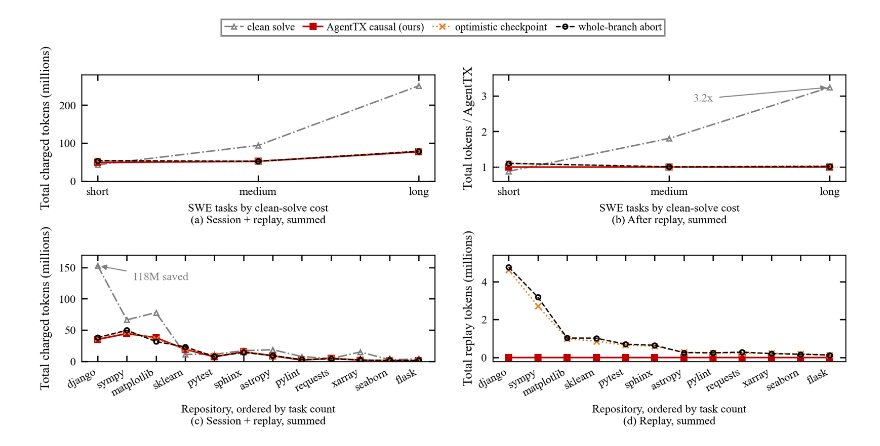
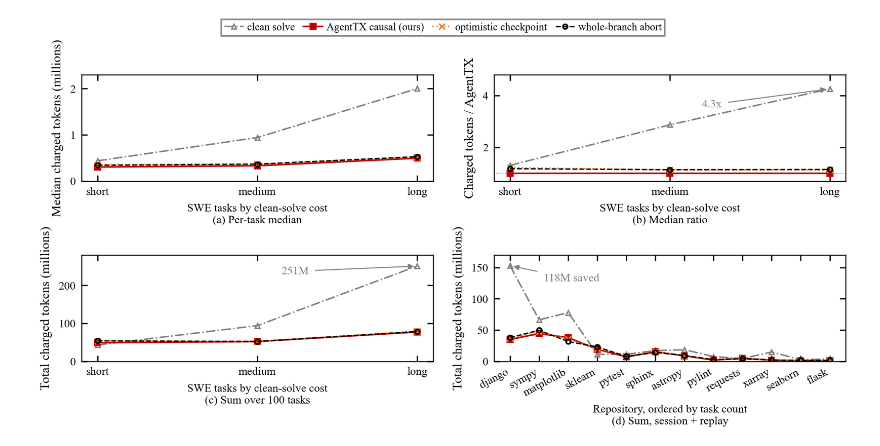
Before and after one commit to Bigsmart408/agenttx, a Jupyter notebook: motivation/plot_swe_tokens.ipynb, the cells around one changed output. Drawn from its saved outputs; the diff is of its cells as text; code cells hidden in the pictures.

Commit message:
Show SWE median and total charged-token trends.

```diff
--- a/motivation/plot_swe_tokens.ipynb
+++ b/motivation/plot_swe_tokens.ipynb
@@ -107,12 +105,13 @@ nf = charged["no_fault"].reset_index(level=1, drop=True)
 scale = pd.qcut(nf, 3, labels=SCALE_LABELS)
 
 
-replay = df.pivot_table(index=["task", "repo_short"], columns="mode", values="doc_replay_tokens", aggfunc="first")
-
-
-def scale_sum(frame, mode):
+def scale_stat(frame, mode, how):
     series = frame[mode].reset_index(level=1, drop=True)
-    return [series[scale == label].sum() / 1e6 for label in SCALE_LABELS]
+    out = []
+    for label in SCALE_LABELS:
+        chunk = series[scale == label]
+        out.append(chunk.median() / 1e6 if how == "median" else chunk.sum() / 1e6)
+    return out
 
 
 def repo_sum(frame, mode):
@@ -122,85 +121,105 @@ def repo_sum(frame, mode):
     ]
 
 
+def paired_ratio(frame, mode):
+    causal = frame["causal"].reset_index(level=1, drop=True).replace(0, np.nan)
+    series = frame[mode].reset_index(level=1, drop=True)
+    ys = []
+    for label in SCALE_LABELS:
+        mask = scale == label
+        if mode == "causal":
+            ys.append(1.0)
+        else:
+            ys.append(float((series[mask] / causal[mask]).median()))
+    return ys
+
+
 fig = plt.figure(dpi=300, figsize=(cm_to_inch(STANDARD_WIDTH), cm_to_inch(8.8)))
 handles = []
 
 ax = plt.subplot(2, 2, 1)
 for mode in MODES:
-    handle, = ax.plot(sx, scale_sum(charged, mode), **STYLES[mode], label=LABELS[mode])
+    handle, = ax.plot(sx, scale_stat(charged, mode, "median"), **STYLES[mode], label=LABELS[mode])
     handles.append(handle)
 ax.set_xticks(sx, SCALE_LABELS)
-ax.set_ylim(0, 280)
-ax.set_ylabel("Total charged tokens (millions)", fontsize=8)
-ax.set_xlabel("SWE tasks by clean-solve cost\n(a) Session + replay, summed", fontsize=7)
+ax.set_ylim(0, 2.3)
+ax.set_ylabel("Median charged tokens (millions)", fontsize=8)
+ax.set_xlabel("SWE tasks by clean-solve cost\n(a) Per-task median", fontsize=7)
 
 ax = plt.subplot(2, 2, 2)
 ax.axhline(1.0, color="0.55", linewidth=0.5, linestyle=":")
-causal_scale = np.clip(np.asarray(scale_sum(charged, "causal"), dtype=float), 1e-9, None)
 for mode in MODES:
-    ys = np.ones(3) if mode == "causal" else np.asarray(scale_sum(charged, mode), dtype=float) / causal_scale
-    ax.plot(sx, ys, **STYLES[mode])
+    ax.plot(sx, paired_ratio(charged, mode), **STYLES[mode])
 ax.annotate(
-    "3.2x",
-    xy=(2, scale_sum(charged, "no_fault")[2] / causal_scale[2]),
-    xytext=(1.15, 2.85),
+    "4.3x",
+    xy=(2, paired_ratio(charged, "no_fault")[2]),
+    xytext=(1.2, 3.55),
     fontsize=7,
     color="#7f7f7f",
     arrowprops=dict(arrowstyle="-|>", color="#7f7f7f", lw=0.6),
 )
 ax.set_xticks(sx, SCALE_LABELS)
-ax.set_ylim(0.6, 3.6)
-ax.set_ylabel("Total tokens / AgentTX", fontsize=8)
-ax.set_xlabel("SWE tasks by clean-solve cost\n(b) After replay, summed", fontsize=7)
+ax.set_ylim(0.7, 4.8)
+ax.set_ylabel("Charged tokens / AgentTX", fontsize=8)
+ax.set_xlabel("SWE tasks by clean-solve cost\n(b) Median ratio", fontsize=7)
 
 ax = plt.subplot(2, 2, 3)
+for mode in MODES:
+    ax.plot(sx, scale_stat(charged, mode, "sum"), **STYLES[mode])
+ax.annotate(
+    "251M",
+    xy=(2, scale_stat(charged, "no_fault", "sum")[2]),
+    xytext=(1.15, 230),
+    fontsize=7,
+    color="#7f7f7f",
+    arrowprops=dict(arrowstyle="-|>", color="#7f7f7f", lw=0.6),
+)
+ax.set_xticks(sx, SCALE_LABELS)
+ax.set_ylim(0, 280)
+ax.set_ylabel("Total charged tokens (millions)", fontsize=8)
+ax.set_xlabel("SWE tasks by clean-solve cost\n(c) Sum over 100 tasks", fontsize=7)
+
+ax = plt.subplot(2, 2, 4)
 for mode in MODES:
     ax.plot(rx, repo_sum(charged, mode), **STYLES[mode])
 ax.annotate(
     "118M saved",
     xy=(0, repo_sum(charged, "no_fault")[0]),
-    xytext=(1.2, 130),
+    xytext=(1.15, 128),
     fontsize=7,
     color="#7f7f7f",
     arrowprops=dict(arrowstyle="-|>", color="#7f7f7f", lw=0.6),
 )
 ax.set_xticks(rx, REPO_ORDER, rotation=28, ha="right")
 ax.set_ylim(0, 170)
 ax.set_ylabel("Total charged tokens (millions)", fontsize=8)
-ax.set_xlabel("Repository, ordered by task count\n(c) Session + replay, summed", fontsize=7)
-
-ax = plt.subplot(2, 2, 4)
-for mode in ("causal", "temporal_checkpoint", "whole_branch_abort"):
-    ax.plot(rx, repo_sum(replay, mode), **STYLES[mode])
-ax.set_xticks(rx, REPO_ORDER, rotation=28, ha="right")
-ax.set_ylim(-0.2, 5.4)
-ax.set_ylabel("Total replay tokens (millions)", fontsize=8)
-ax.set_xlabel("Repository, ordered by task count\n(d) Replay, summed", fontsize=7)
+ax.set_xlabel("Repository, ordered by task count\n(d) Sum, session + replay", fontsize=7)
 
 for axis in fig.axes:
     axis.tick_params(axis="both", labelsize=7, direction="in", top=True, right=True)
 
 fig.legend(
     handles=handles,
     loc="upper center",
     bbox_to_anchor=(0.5, 1.035),
     ncol=4,
     fontsize=6.5,
     columnspacing=0.8,
     handlelength=1.8,
     handletextpad=0.35,
     borderpad=0.3,
 )
 plt.tight_layout(pad=0.6, h_pad=1.8, w_pad=1.2, rect=[0.0, 0.0, 1.0, 0.91])
 for dest in (FIGDIR, PAPER):
     fig.savefig(dest / "FIG-SWE-Tokens.pdf", bbox_inches="tight", pad_inches=0.02)
     fig.savefig(dest / "FIG-SWE-Token-Tasks.png", dpi=300, bbox_inches="tight", pad_inches=0.02)
 if matplotlib.get_backend().lower() != "agg":
     plt.show()
 
 print(f"loaded {CSV}")
-print("TOTAL charged millions", {mode: round(df.loc[df["mode"] == mode, "charged"].sum() / 1e6, 2) for mode in MODES})
-print("scale sums", {label: {mode: round(scale_sum(charged, mode)[i], 2) for mode in MODES} for i, label in enumerate(SCALE_LABELS)})
-print("django totals", {mode: round(repo_sum(charged, mode)[0], 2) for mode in MODES})
+print("median by scale", {label: {mode: round(scale_stat(charged, mode, "median")[i], 3) for mode in MODES} for i, label in enumerate(SCALE_LABELS)})
+print("ratio by scale", {label: round(paired_ratio(charged, "no_fault")[i], 3) for i, label in enumerate(SCALE_LABELS)})
+print("sum by scale", {label: {mode: round(scale_stat(charged, mode, "sum")[i], 2) for mode in MODES} for i, label in enumerate(SCALE_LABELS)})
+print("django sum", {mode: round(repo_sum(charged, mode)[0], 2) for mode in MODES})
 # %% [output]
-[figure, old version]
+[figure, new version]
```
Also changed, not shown: parts of 1 cell of this notebook, 4 other files.
